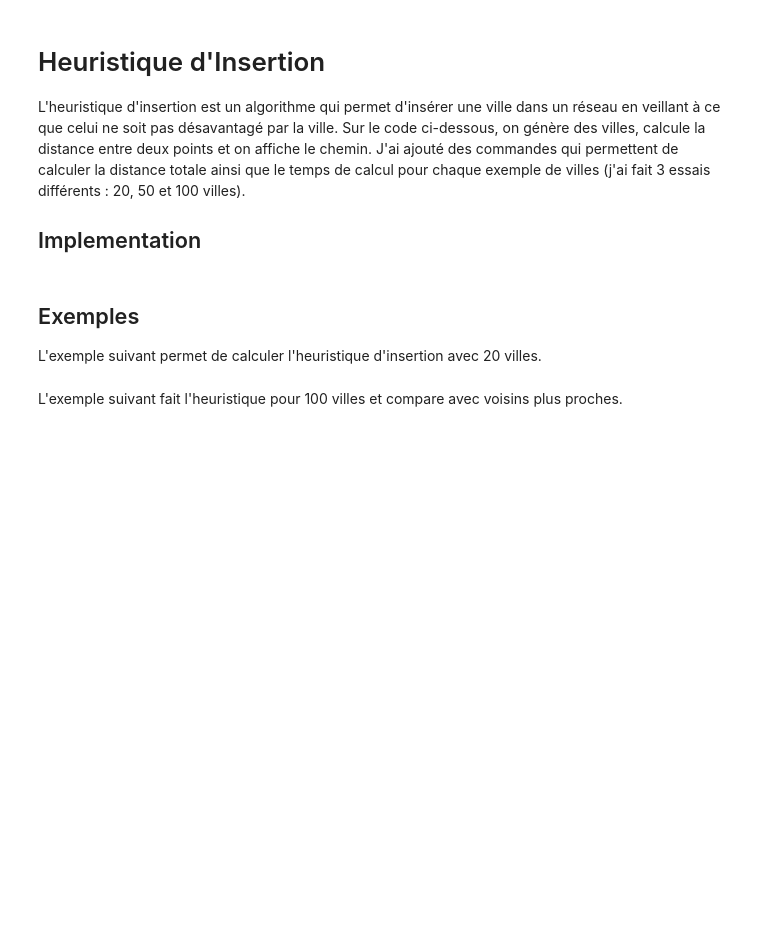
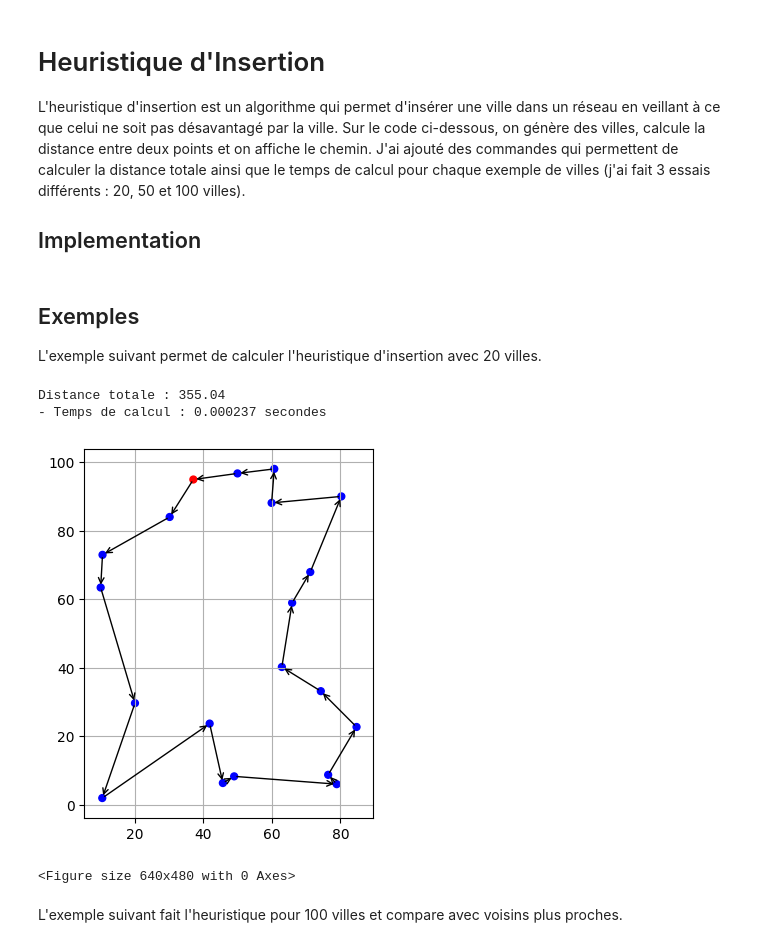
Before and after one commit to grvaldes/EADS-projet-mathematique, a Jupyter notebook: Python/notebook_combine.ipynb, the cells around one changed output. Saved outputs shown, nothing was run; the diff lists cells and outputs as text; code cells hidden in the pictures; blank space fills up the shorter version.

```diff
--- a/Python/notebook_combine.ipynb
+++ b/Python/notebook_combine.ipynb
@@ -58,11 +69,11 @@ Ici on implémente les fonctions pour dessiner les graphs qui représentent les
 # Fonction pour dessiner un graph
 # Entrées: - coords : matrice de coordonnées des villes
 #          - radius : taille du point dans le graph
-#          - connected : décide si l'on ajoute les lignes
+#          - connecte : décide si l'on ajoute les lignes
 #          - embedded : décide si le graph est un image indépendant
 #          - axis : axe à remplir si embedded est vrai
 # Sorties: - l'image du graph
-def plot_graph(coords, radius=10, connected=True, embedded=False, axis=None):
+def afficher_villes(coords, radius=10, connecte=True, embedded=False, axis=None):
     # Si l'image est indépendant on cree la figure et ses axes
     if not embedded:
         fig, axis = plt.subplots()
@@ -73,7 +84,7 @@ def plot_graph(coords, radius=10, connected=True, embedded=False, axis=None):
         axis.add_patch(circle)
 
         # Si connecté, on ajoute les lignes entre villes
-        if connected:
+        if connecte:
             for j in range(i + 1, len(coords)):
                 x_values = [coords[i][0], coords[j][0]]
                 y_values = [coords[i][1], coords[j][1]]
@@ -89,29 +100,29 @@ def plot_graph(coords, radius=10, connected=True, embedded=False, axis=None):
 
 # Fonction pour dessiner un graph orienté
 # Entrées: - coords : matrice de coordonnées des villes
-#          - order : ordre de parcours des villes
+#          - ordre : ordre de parcours des villes
 #          - radius : taille du point dans le graph
 #          - embedded : décide si le graph est un image indépendant
 #          - axis : axe à remplir si embedded est vrai
 # Sorties: - l'image du graph
-def plot_directed_graph(coords, order, radius=10, embedded=False, axis=None):
+def afficher_chemin_oriente(coords, ordre, radius=10, embedded=False, axis=None):
     # Si l'image est indépendant on cree la figure et ses axes
     if not embedded:
         fig, axis = plt.subplots()
 
     # On ajoute chaque ville au graph. La première ville on ajoute en rouge
     for i in range(len(coords)):
-        if i == order[0]:
+        if i == ordre[0]:
             circle = plt.Circle((coords[i][0], coords[i][1]), radius, color='red', fill=True)
         else:
             circle = plt.Circle((coords[i][0], coords[i][1]), radius, color='blue', fill=True)
         axis.add_patch(circle)
 
     # Pour chaque ville, on ajoute une flèche connectant le parcours
-    for j in range(len(order)-1):
-        x_values = [coords[order[j]][0], coords[order[j+1]][0]]
-        y_values = [coords[order[j]][1], coords[order[j+1]][1]]
-        axis.annotate("", xytext=(coords[order[j]][0], coords[order[j]][1]), xy=(coords[order[j+1]][0], coords[order[j+1]][1]), arrowprops=dict(arrowstyle="->"))
+    for j in range(len(ordre)-1):
+        x_values = [coords[ordre[j]][0], coords[ordre[j+1]][0]]
+        y_values = [coords[ordre[j]][1], coords[ordre[j+1]][1]]
+        axis.annotate("", xytext=(coords[ordre[j]][0], coords[ordre[j]][1]), xy=(coords[ordre[j+1]][0], coords[ordre[j+1]][1]), arrowprops=dict(arrowstyle="->"))
 
     # Si l'image est indépendant on choisit ses propriétés
     if not embedded:
@@ -385,15 +401,23 @@ def heuristique_insert(villes, matrice_distances):
 ## Exemples
 L'exemple suivant permet de calculer l'heuristique d'insertion avec 20 villes.
 # %%
-villes = gen_villes(20) # On généère 20 villes aléatoires
+villes = gen_villes(20, seed=76) # On généère 20 villes aléatoires
 matrice = constr_matrice_distances(villes) # On construit la matrice des distances
-start_insert = time.perf_counter()
+start_insert = time.time()
 chemin_init, distance_totale = heuristique_insert(villes, matrice) # On calcul le chemin avec heuristique
-end_insert = time.perf_counter()
+end_insert = time.time()
 temps_insert = end_insert - start_insert
+
 print("Distance totale :", round(distance_totale, 2))
 print("- Temps de calcul :", round(temps_insert, 6), "secondes")
-afficher_chemin(villes, chemin_init) # On affiche le graphe du chemin
+
+afficher_chemin_oriente(villes, chemin_init, radius=1)
+plt.savefig("../Memoire/images/insertion_20_villes.pdf", format="pdf")
+# %% [output]
+Distance totale : 355.04
+- Temps de calcul : 0.000237 secondes
+[figure, added]
+<Figure size 640x480 with 0 Axes>
 # %% [markdown]
 L'exemple suivant fait l'heuristique pour 100 villes et compare avec voisins plus proches.
 # %%
```
Also changed, not shown: parts of 15 cells of this notebook, 8 other files.
